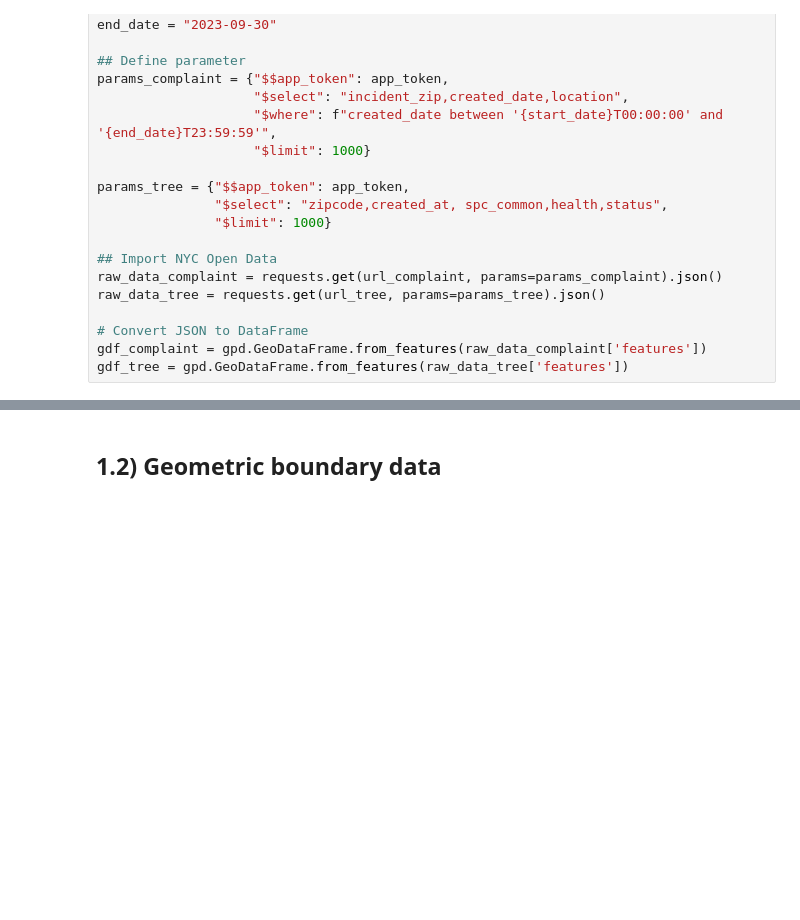
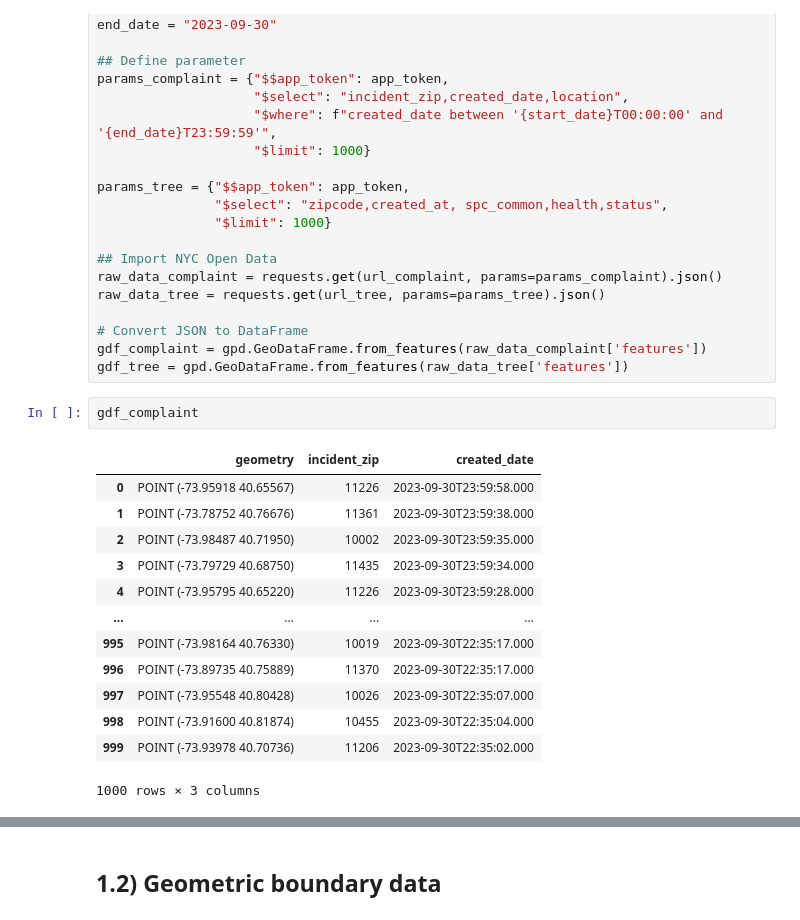
Before and after one commit to sv2744/Tools-for-Analytic-Project, a Jupyter notebook: Final Project.ipynb, the cells around one changed output, grey strips where cells are left out. Drawn from its saved outputs; the diff is of its cells as text; blank space fills up the shorter version.

```diff
--- a/Final Project.ipynb
+++ b/Final Project.ipynb
@@ -75,3 +74,19 @@ raw_data_tree = requests.get(url_tree, params=params_tree).json()
 # Convert JSON to DataFrame
 gdf_complaint = gpd.GeoDataFrame.from_features(raw_data_complaint['features'])
 gdf_tree = gpd.GeoDataFrame.from_features(raw_data_tree['features'])
+# %%
+gdf_complaint
+# %% [output]
+|  | geometry | incident_zip | created_date |
+| 0 | POINT (-73.95918 40.65567) | 11226 | 2023-09-30T23:59:58.000 |
+| 1 | POINT (-73.78752 40.76676) | 11361 | 2023-09-30T23:59:38.000 |
+| 2 | POINT (-73.98487 40.71950) | 10002 | 2023-09-30T23:59:35.000 |
+| 3 | POINT (-73.79729 40.68750) | 11435 | 2023-09-30T23:59:34.000 |
+| 4 | POINT (-73.95795 40.65220) | 11226 | 2023-09-30T23:59:28.000 |
+| ... | ... | ... | ... |
+| 995 | POINT (-73.98164 40.76330) | 10019 | 2023-09-30T22:35:17.000 |
+| 996 | POINT (-73.89735 40.75889) | 11370 | 2023-09-30T22:35:17.000 |
+| 997 | POINT (-73.95548 40.80428) | 10026 | 2023-09-30T22:35:07.000 |
+| 998 | POINT (-73.91600 40.81874) | 10455 | 2023-09-30T22:35:04.000 |
+| 999 | POINT (-73.93978 40.70736) | 11206 | 2023-09-30T22:35:02.000 |
+1000 rows × 3 columns
```
Also changed, not shown: parts of 12 cells of this notebook, 1 other file.
